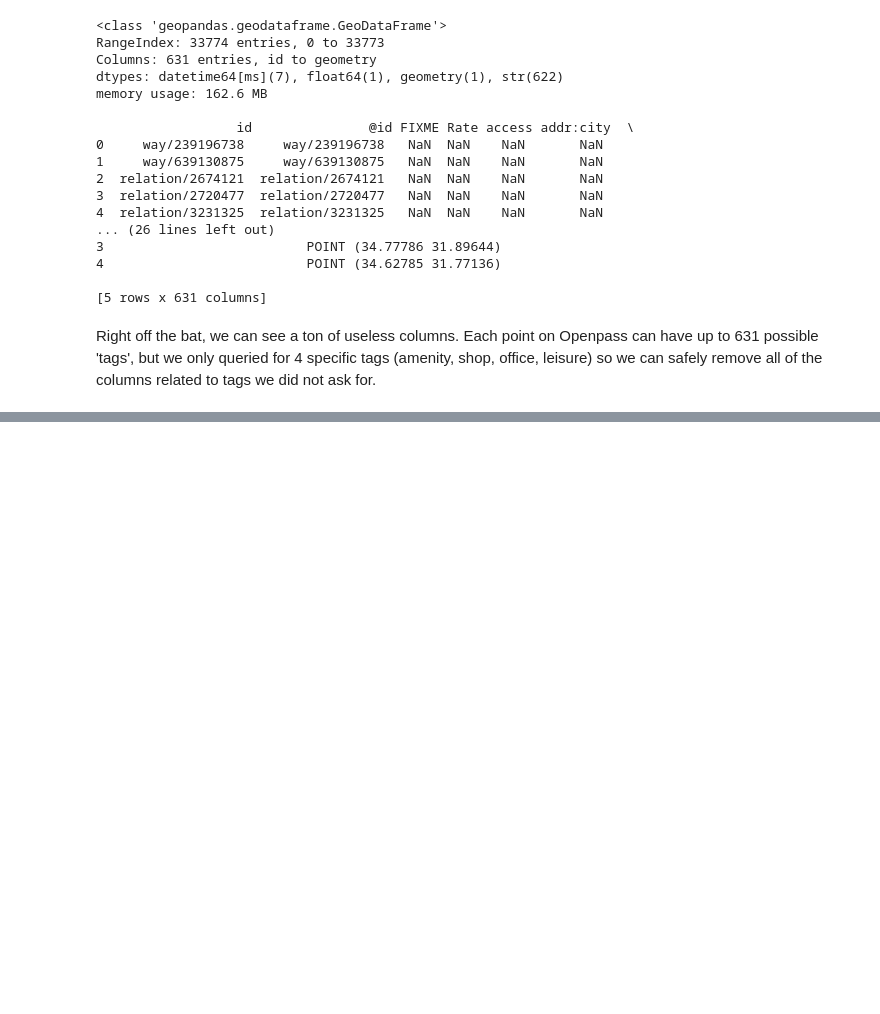
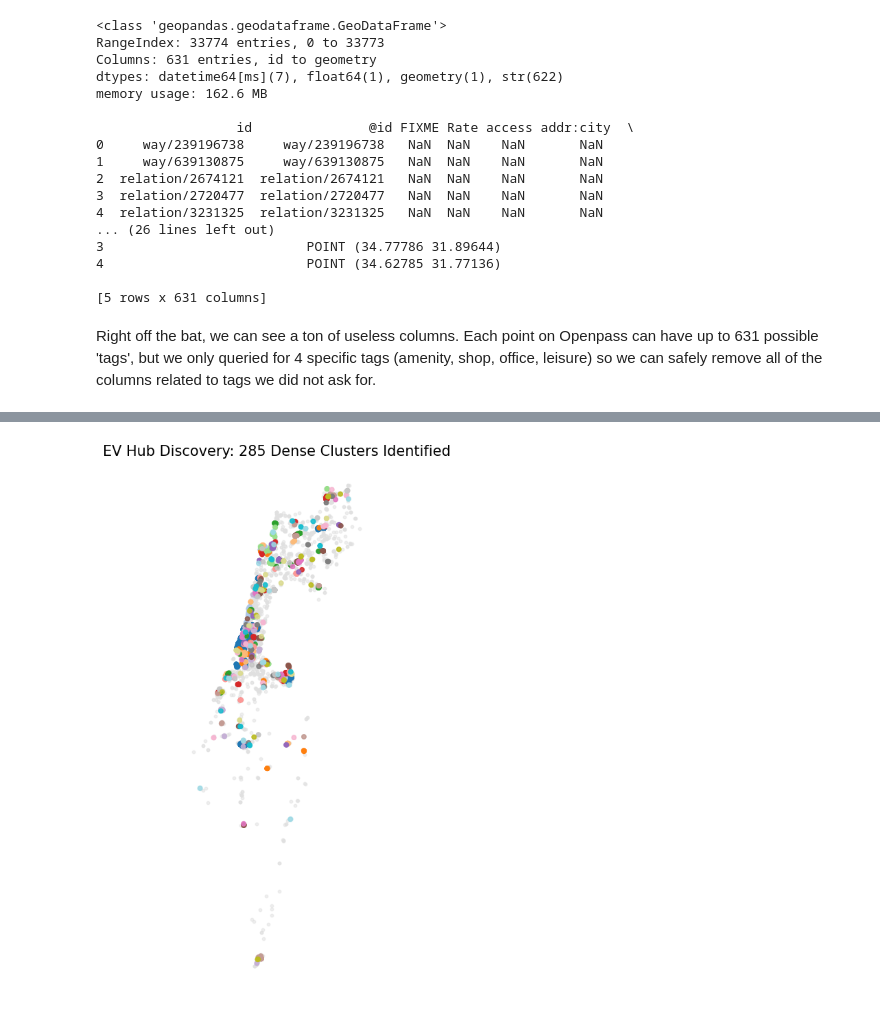
Before and after one commit to Mijael1999/EV-Charging-Station-demand-map, a Jupyter notebook: ev_project_notebook.ipynb, the cells around one changed output, grey strips where cells are left out. Cells and saved outputs as stored; diff of their text form; code cells hidden in the pictures; blank space fills up the shorter version.

```diff
--- a/ev_project_notebook.ipynb
+++ b/ev_project_notebook.ipynb
@@ -150,0 +542,65 @@ Name: count, dtype: int64
+# %%
+# 1. Extract coordinates (Latitude, Longitude)
+coords = np.array(list(zip(poi_df.geometry.y, poi_df.geometry.x)))
+
+# 2. Parameters for Israel-sized clusters
+kms_per_radian = 6371.0088
+epsilon = 0.5 / kms_per_radian # 500 meters
+min_points = 5                 # Min POIs to make it a 'hub'
+
+# 3. Fit DBSCAN using Haversine (distance in radians)
+db = DBSCAN(
+    eps=epsilon,
+    min_samples=min_points,
+    algorithm='ball_tree',
+    metric='haversine'
+).fit(np.radians(coords))
+
+# 4. Save labels back to your GeoDataFrame
+poi_df['cluster'] = db.labels_
+# %%
+# 1. Separate clusters from noise
+# Label -1 is noise, everything else is a cluster
+noise = poi_df[poi_df['cluster'] == -1]
+clusters = poi_df[poi_df['cluster'] != -1]
+
+# 2. Create the plot
+fig, ax = plt.subplots(figsize=(12, 10))
+
+# Plot noise first (zorder=1 puts it in the background)
+if not noise.empty:
+    noise.plot(
+        ax=ax,
+        color='#e0e0e0',
+        markersize=10,
+        alpha=0.5,
+        label='Noise / Outliers',
+        zorder=1
+    )
+
+# Plot actual clusters (zorder=2 puts them on top)
+if not clusters.empty:
+    clusters.sort_values('cluster').plot(
+        ax=ax,
+        column='cluster',
+        categorical=True,
+        cmap='tab20',
+        markersize=20,
+        legend=False,
+        legend_kwds={'title': "Cluster ID", 'bbox_to_anchor': (1.2, 1)},
+        zorder=2,
+        alpha=0.3
+    )
+
+# 3. Final touches
+n_clusters = len(clusters['cluster'].unique())
+plt.title(f"EV Hub Discovery: {n_clusters} Dense Clusters Identified", fontsize=15)
+plt.axis('off')
+
+# Optional: Add a basemap for context if you have contextily installed
+# import contextily as cx
+# cx.add_basemap(ax, crs=poi_df.crs.to_string(), source=cx.providers.CartoDB.Positron)
+
+plt.show()
+# %% [output]
+[figure, added]
```
Also changed, not shown: parts of 19 cells of this notebook.
